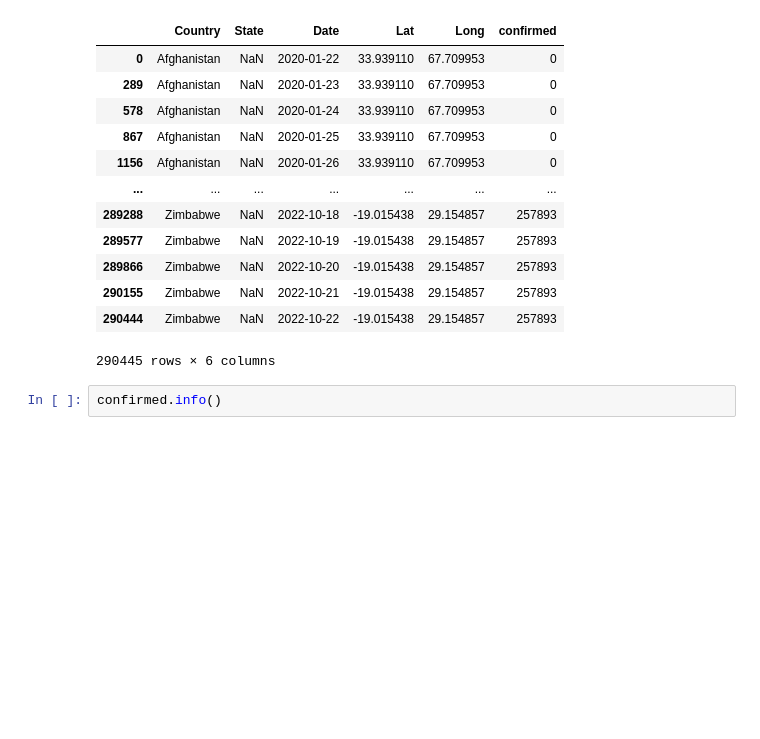
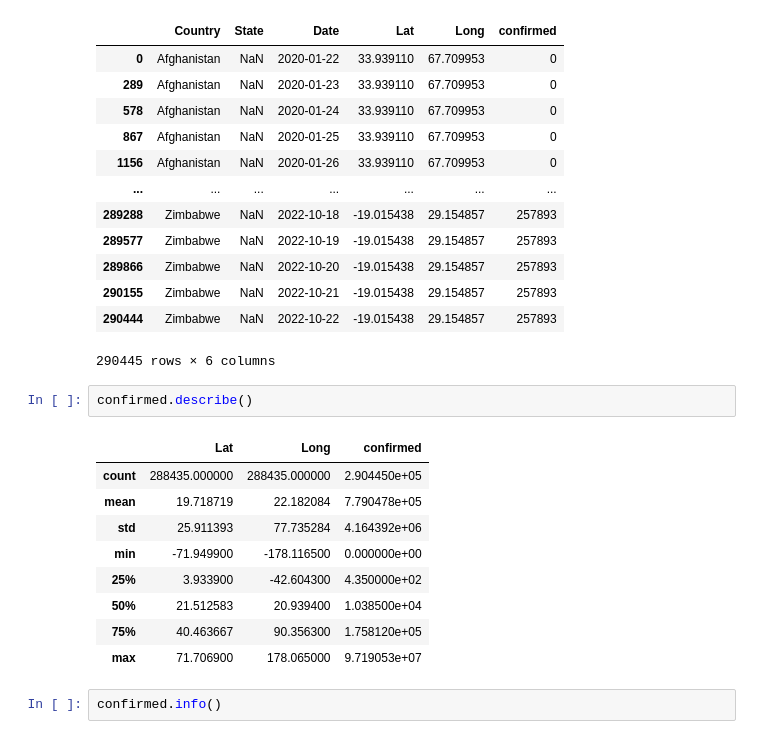
Before and after one commit to owdelc/LAB8Data, a Jupyter notebook: Lab8Data.ipynb, the cells around one changed output. Cells and saved outputs as stored; diff of their text form; blank space fills up the shorter version.

```diff
--- a/Lab8Data.ipynb
+++ b/Lab8Data.ipynb
@@ -37,6 +37,18 @@ confirmed
 | 290155 | Zimbabwe | NaN | 2022-10-21 | -19.015438 | 29.154857 | 257893 |
 | 290444 | Zimbabwe | NaN | 2022-10-22 | -19.015438 | 29.154857 | 257893 |
 290445 rows × 6 columns
+# %%
+confirmed.describe()
+# %% [output]
+|  | Lat | Long | confirmed |
+| count | 288435.000000 | 288435.000000 | 2.904450e+05 |
+| mean | 19.718719 | 22.182084 | 7.790478e+05 |
+| std | 25.911393 | 77.735284 | 4.164392e+06 |
+| min | -71.949900 | -178.116500 | 0.000000e+00 |
+| 25% | 3.933900 | -42.604300 | 4.350000e+02 |
+| 50% | 21.512583 | 20.939400 | 1.038500e+04 |
+| 75% | 40.463667 | 90.356300 | 1.758120e+05 |
+| max | 71.706900 | 178.065000 | 9.719053e+07 |
 # %%
 confirmed.info()
 # %% [output]
```
Also changed, not shown: parts of 14 cells of this notebook.
